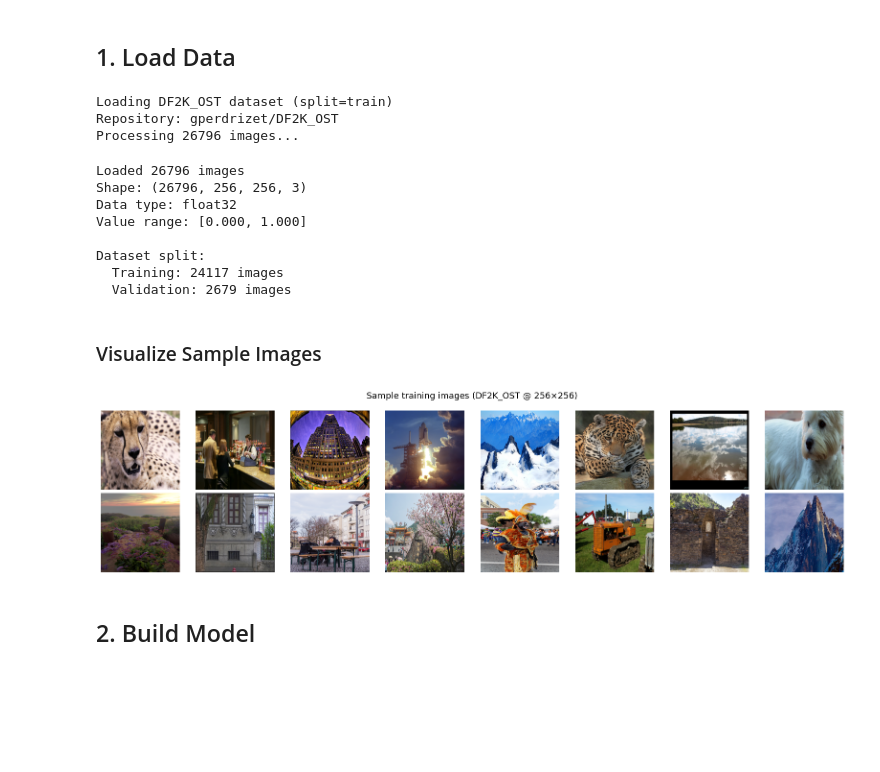
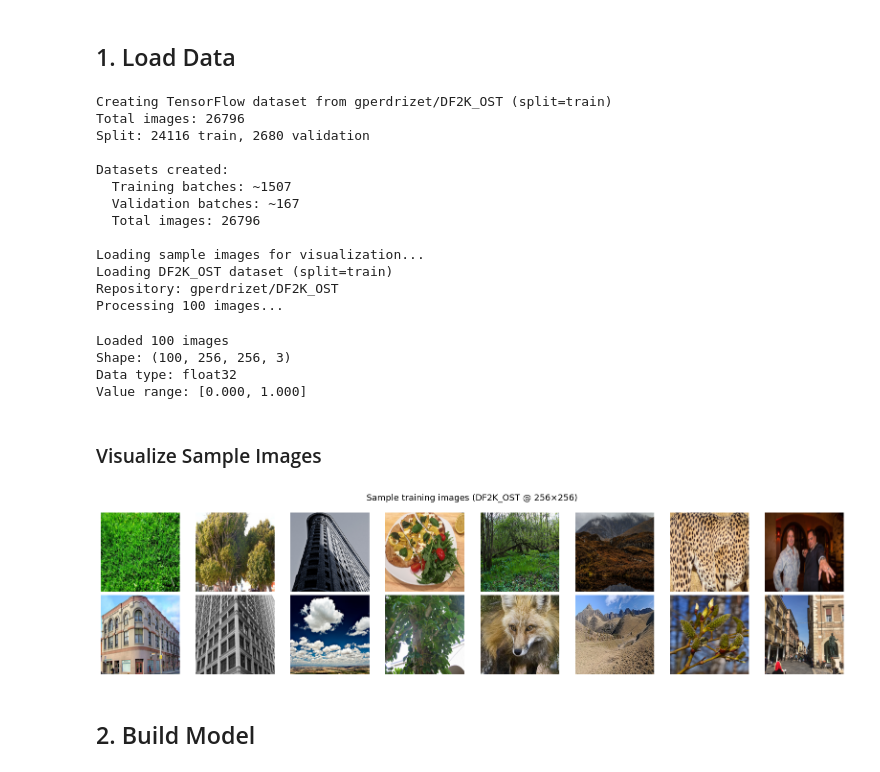
Before and after one commit to gperdrizet/autoencoders, a Jupyter notebook: notebooks/01-compression.ipynb, the cells around one changed output. Drawn from its saved outputs; the diff is of its cells as text; code cells hidden in the pictures; blank space fills up the shorter version.

Commit message:
Switched to batch streaming

```diff
--- a/notebooks/01-compression.ipynb
+++ b/notebooks/01-compression.ipynb
@@ -88,34 +87,55 @@ Compression ratio: 196608 / 512 = 384×
 # %% [markdown]
 ## 1. Load Data
 # %%
-images = load_df2k_ost(split='train')
-train_images, val_images = create_train_val_split(images, val_split=0.1)
+# Create datasets that load images on-the-fly (no memory overhead)
+train_dataset, val_dataset, dataset_info = create_tf_dataset(
+    split='train',
+    batch_size=BATCH_SIZE,
+    shuffle=True,
+    val_split=0.1,
+    seed=315
+)
+
+print(f"\nDatasets created:")
+print(f"  Training batches: ~{dataset_info['train_size'] // BATCH_SIZE}")
+print(f"  Validation batches: ~{dataset_info['val_size'] // BATCH_SIZE}")
+print(f"  Total images: {dataset_info['total_size']}")
+
+# Load a small sample for visualization
+print(f"\nLoading sample images for visualization...")
+sample_images = load_df2k_ost(split='train', max_images=100)
 # %% [output]
+Creating TensorFlow dataset from gperdrizet/DF2K_OST (split=train)
+Total images: 26796
+Split: 24116 train, 2680 validation
+
+Datasets created:
+  Training batches: ~1507
+  Validation batches: ~167
+  Total images: 26796
+
+Loading sample images for visualization...
 Loading DF2K_OST dataset (split=train)
 Repository: gperdrizet/DF2K_OST
-Processing 26796 images...
+Processing 100 images...
-Loaded 26796 images
-Shape: (26796, 256, 256, 3)
+Loaded 100 images
+Shape: (100, 256, 256, 3)
 Data type: float32
 Value range: [0.000, 1.000]
-
-Dataset split:
-  Training: 24117 images
-  Validation: 2679 images
 # %% [markdown]
 ### Visualize Sample Images
 # %%
 fig, axes = plt.subplots(2, 8, figsize=(16, 4))
 fig.suptitle('Sample training images (DF2K_OST @ 256×256)', fontsize=13)
 
 for i, ax in enumerate(axes.flat):
-    ax.imshow(train_images[i])
+    ax.imshow(sample_images[i])
     ax.axis('off')
 
 plt.tight_layout()
 plt.show()
 # %% [output]
-[figure, old version]
+[figure, new version]
 # %% [markdown]
 ## 2. Build Model
 # %%
```
Also changed, not shown: parts of 4 cells of this notebook, 2 other files.
